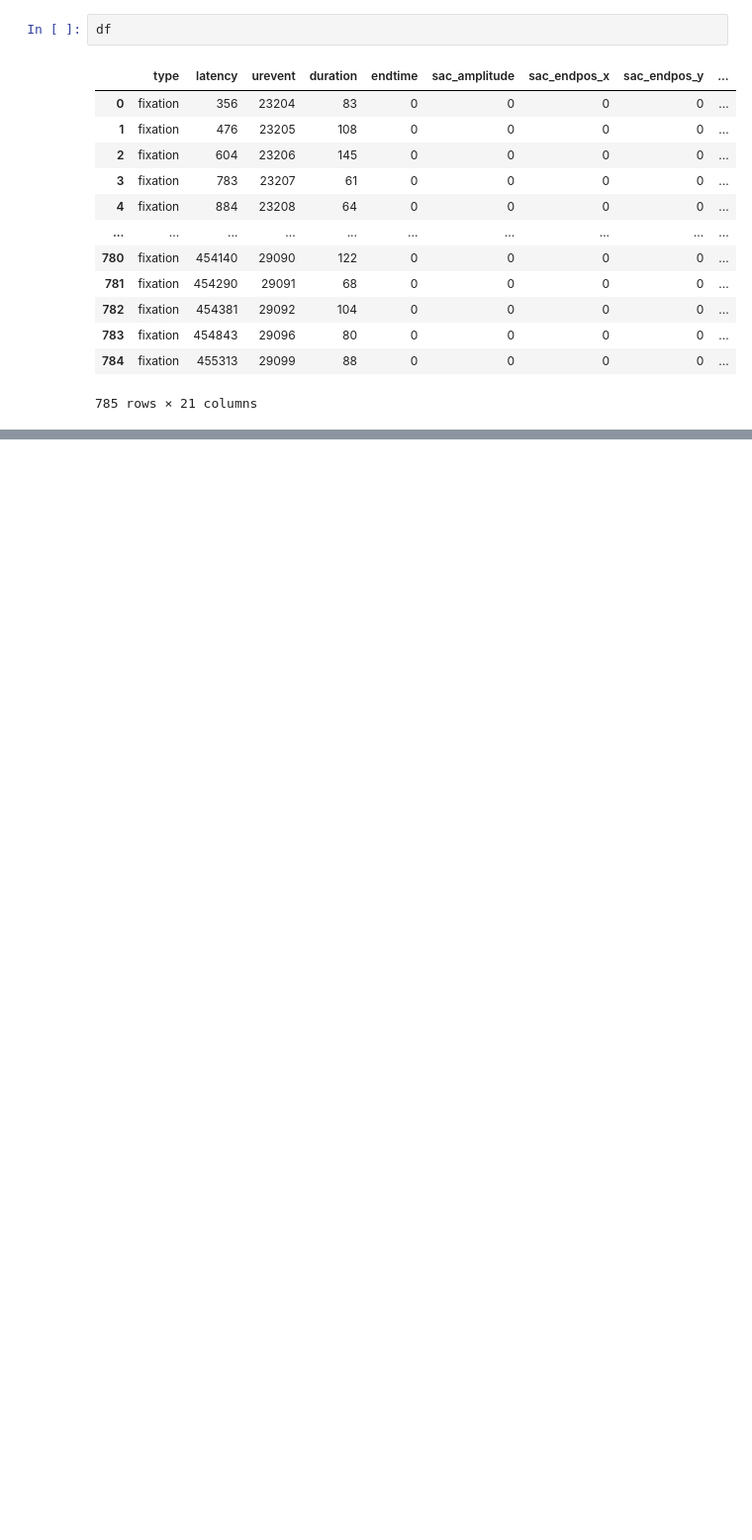
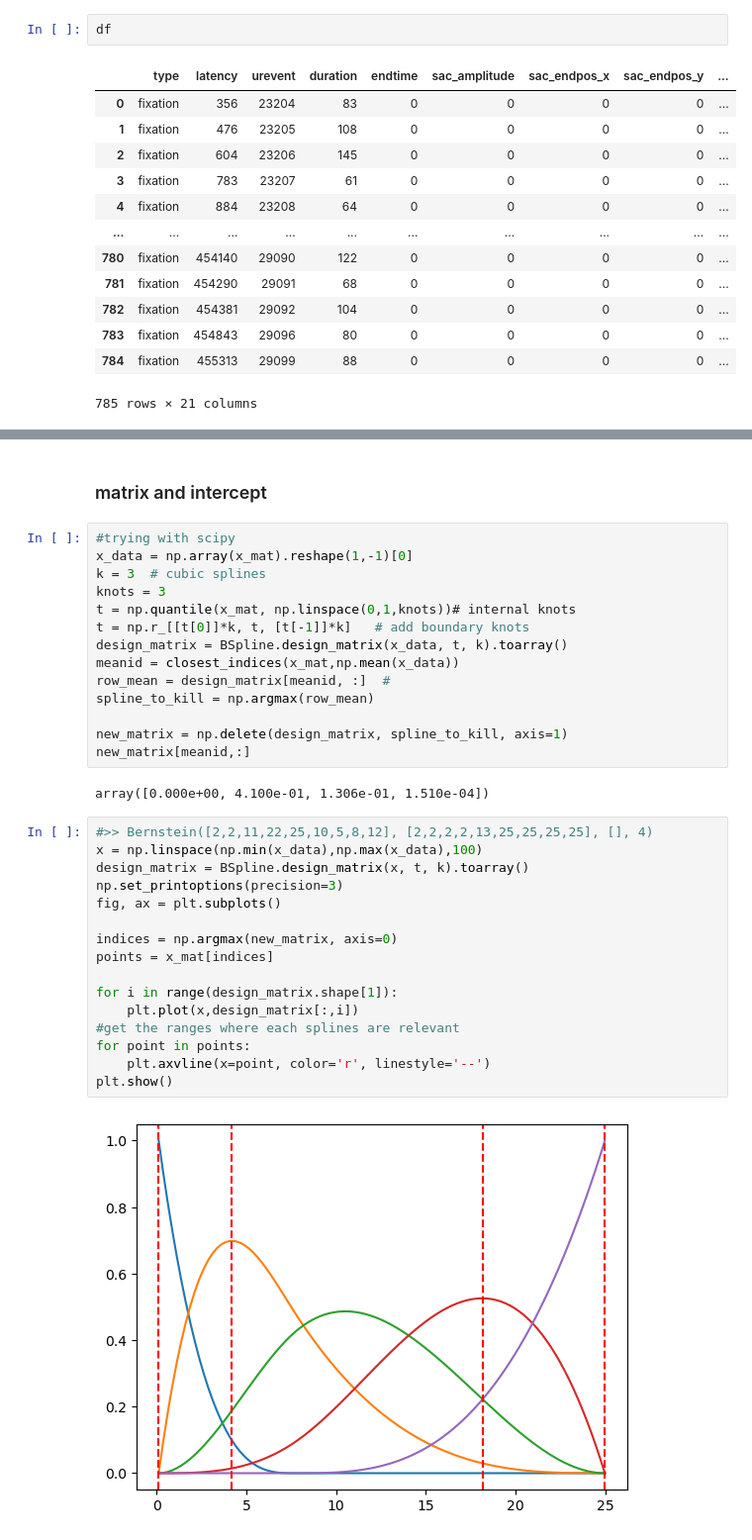
Before and after one commit to incubodac/EEGDECONV, a Jupyter notebook: unfoldpy/unfold_comparison.ipynb, the cells around one changed output, grey strips where cells are left out. Shown at 99% size. Saved outputs shown, nothing was run; the diff lists cells and outputs as text; blank space fills up the shorter version.

Commit message:
splines matrix nailed it

```diff
--- a/unfoldpy/unfold_comparison.ipynb
+++ b/unfoldpy/unfold_comparison.ipynb
@@ -381,0 +377,36 @@ TypeError: BSpline.__call__() missing 1 required positional argument: 'x'
+# %% [markdown]
+### matrix and intercept
+# %%
+#trying with scipy
+x_data = np.array(x_mat).reshape(1,-1)[0]
+k = 3  # cubic splines
+knots = 3
+t = np.quantile(x_mat, np.linspace(0,1,knots))# internal knots
+t = np.r_[[t[0]]*k, t, [t[-1]]*k]   # add boundary knots
+design_matrix = BSpline.design_matrix(x_data, t, k).toarray()
+meanid = closest_indices(x_mat,np.mean(x_data))
+row_mean = design_matrix[meanid, :]  #
+spline_to_kill = np.argmax(row_mean)
+
+new_matrix = np.delete(design_matrix, spline_to_kill, axis=1)
+new_matrix[meanid,:]
+# %% [output]
+array([0.000e+00, 4.100e-01, 1.306e-01, 1.510e-04])
+# %%
+#>> Bernstein([2,2,11,22,25,10,5,8,12], [2,2,2,2,13,25,25,25,25], [], 4)
+x = np.linspace(np.min(x_data),np.max(x_data),100)
+design_matrix = BSpline.design_matrix(x, t, k).toarray()
+np.set_printoptions(precision=3)
+fig, ax = plt.subplots()
+
+indices = np.argmax(new_matrix, axis=0)
+points = x_mat[indices]
+
+for i in range(design_matrix.shape[1]):
+    plt.plot(x,design_matrix[:,i])
+#get the ranges where each splines are relevant
+for point in points:
+    plt.axvline(x=point, color='r', linestyle='--')
+plt.show()
+# %% [output]
+[figure, added]
```
Also changed, not shown: parts of 11 cells of this notebook, 5 other files.
